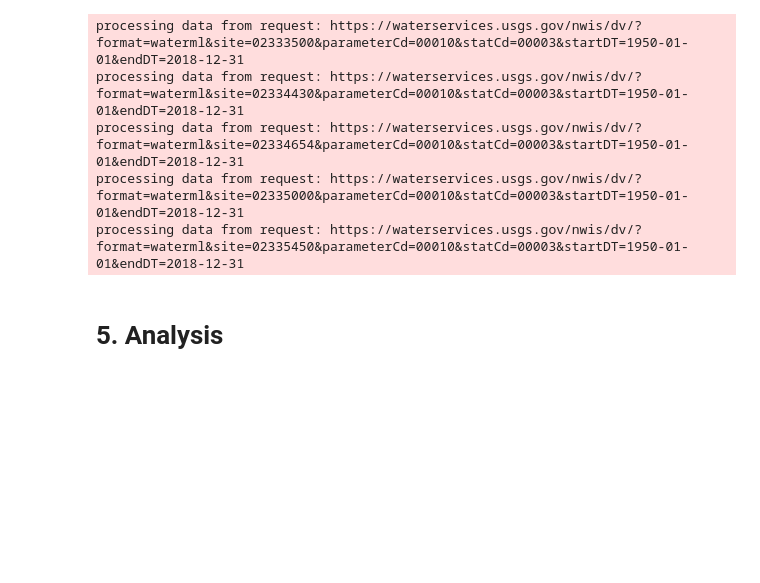
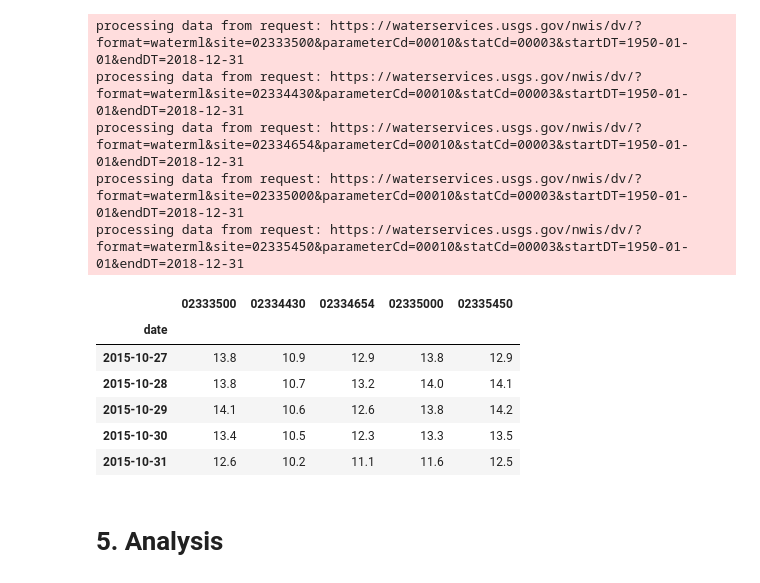
Before and after one commit to waterhackweek/tsdata_access, a Jupyter notebook: tsdata_present_part2.ipynb, the cells around one changed output. Drawn from its saved outputs; the diff is of its cells as text; code cells hidden in the pictures; blank space fills up the shorter version.

```diff
--- a/tsdata_present_part2.ipynb
+++ b/tsdata_present_part2.ipynb
@@ -281,6 +295,16 @@ processing data from request: https://waterservices.usgs.gov/nwis/dv/?format=wat
 processing data from request: https://waterservices.usgs.gov/nwis/dv/?format=waterml&site=02334654&parameterCd=00010&statCd=00003&startDT=1950-01-01&endDT=2018-12-31
 processing data from request: https://waterservices.usgs.gov/nwis/dv/?format=waterml&site=02335000&parameterCd=00010&statCd=00003&startDT=1950-01-01&endDT=2018-12-31
 processing data from request: https://waterservices.usgs.gov/nwis/dv/?format=waterml&site=02335450&parameterCd=00010&statCd=00003&startDT=1950-01-01&endDT=2018-12-31
+# %%
+df_sum.head()
+# %% [output]
+|  | 02333500 | 02334430 | 02334654 | 02335000 | 02335450 |
+| date |  |  |  |  |  |
+| 2015-10-27 | 13.8 | 10.9 | 12.9 | 13.8 | 12.9 |
+| 2015-10-28 | 13.8 | 10.7 | 13.2 | 14.0 | 14.1 |
+| 2015-10-29 | 14.1 | 10.6 | 12.6 | 13.8 | 14.2 |
+| 2015-10-30 | 13.4 | 10.5 | 12.3 | 13.3 | 13.5 |
+| 2015-10-31 | 12.6 | 10.2 | 11.1 | 11.6 | 12.5 |
 # %% [markdown]
 <a id='5-analysis'></a>
 # <span style="font-family:Times; fontisize:4em;"> 5. Analysis
```
Also changed, not shown: parts of 8 cells of this notebook.
